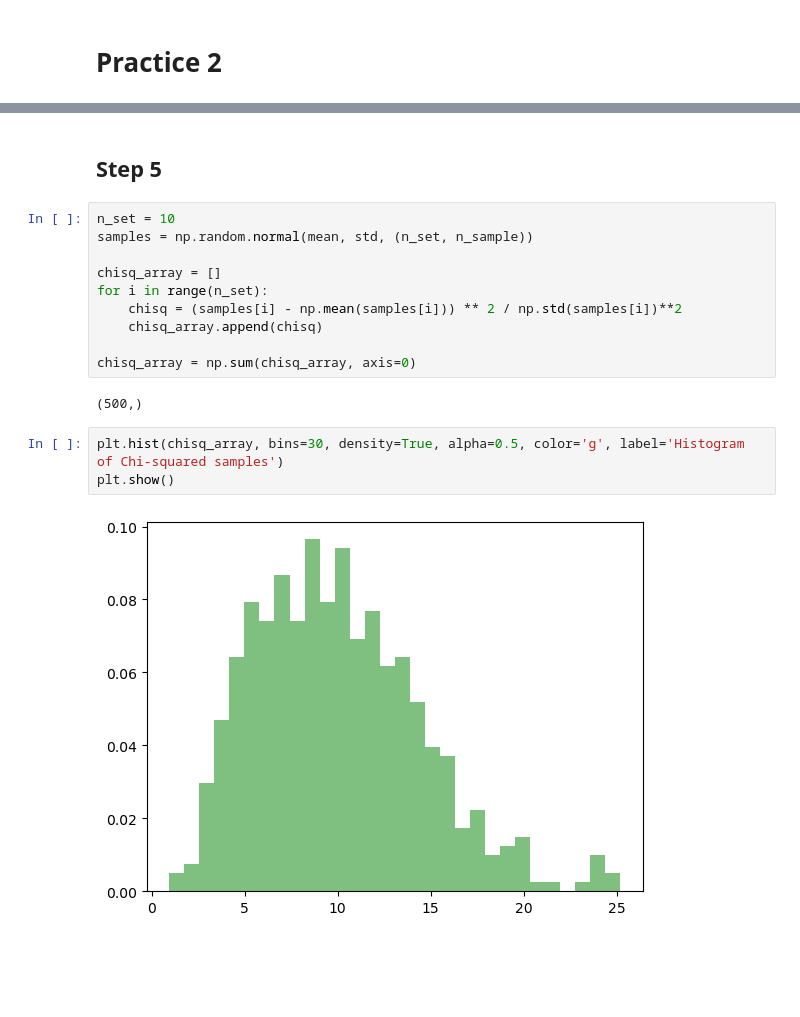
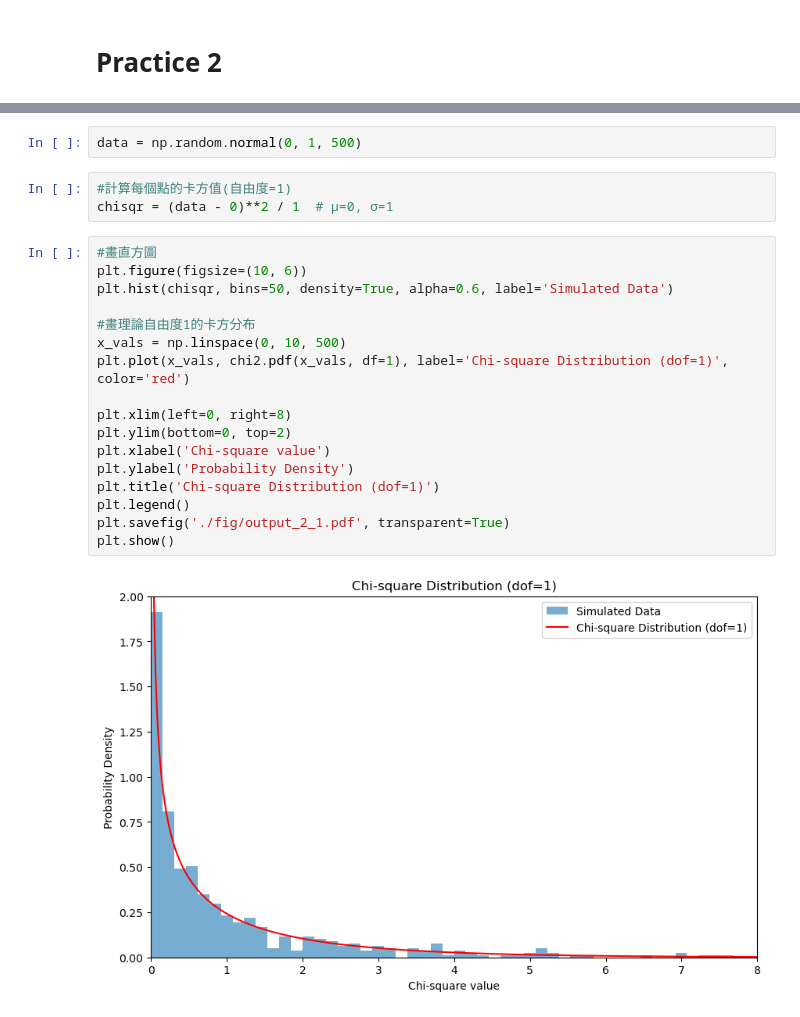
Before and after one commit to hyp0515/exp_phy_ii, a Jupyter notebook: apr29/practice_2.ipynb, the cells around one changed output, grey strips where cells are left out. Saved outputs shown, nothing was run; the diff lists cells and outputs as text; blank space fills up the shorter version.

```diff
--- a/apr29/practice_2.ipynb
+++ b/apr29/practice_2.ipynb
@@ -62,19 +10,24 @@ plt.show()
-# %% [markdown]
-## Step 5
-# %%
-n_set = 10
-samples = np.random.normal(mean, std, (n_set, n_sample))
-
-chisq_array = []
-for i in range(n_set):
-    chisq = (samples[i] - np.mean(samples[i])) ** 2 / np.std(samples[i])**2
-    chisq_array.append(chisq)
-
-chisq_array = np.sum(chisq_array, axis=0)
-# %% [output]
-(500,)
-# %%
-plt.hist(chisq_array, bins=30, density=True, alpha=0.5, color='g', label='Histogram of Chi-squared samples')
-plt.show()
-# %% [output]
-[figure, removed]
+# %%
+data = np.random.normal(0, 1, 500)
+# %%
+#計算每個點的卡方值(自由度=1)
+chisqr = (data - 0)**2 / 1  # μ=0, σ=1
+# %%
+#畫直方圖
+plt.figure(figsize=(10, 6))
+plt.hist(chisqr, bins=50, density=True, alpha=0.6, label='Simulated Data')
+
+#畫理論自由度1的卡方分布
+x_vals = np.linspace(0, 10, 500)
+plt.plot(x_vals, chi2.pdf(x_vals, df=1), label='Chi-square Distribution (dof=1)', color='red')
+
+plt.xlim(left=0, right=8)
+plt.ylim(bottom=0, top=2)
+plt.xlabel('Chi-square value')
+plt.ylabel('Probability Density')
+plt.title('Chi-square Distribution (dof=1)')
+plt.legend()
+plt.savefig('./fig/output_2_1.pdf', transparent=True)
+plt.show()
+# %% [output]
+[figure, added]
```
Also changed, not shown: parts of 12 cells of this notebook, 23 other files.
